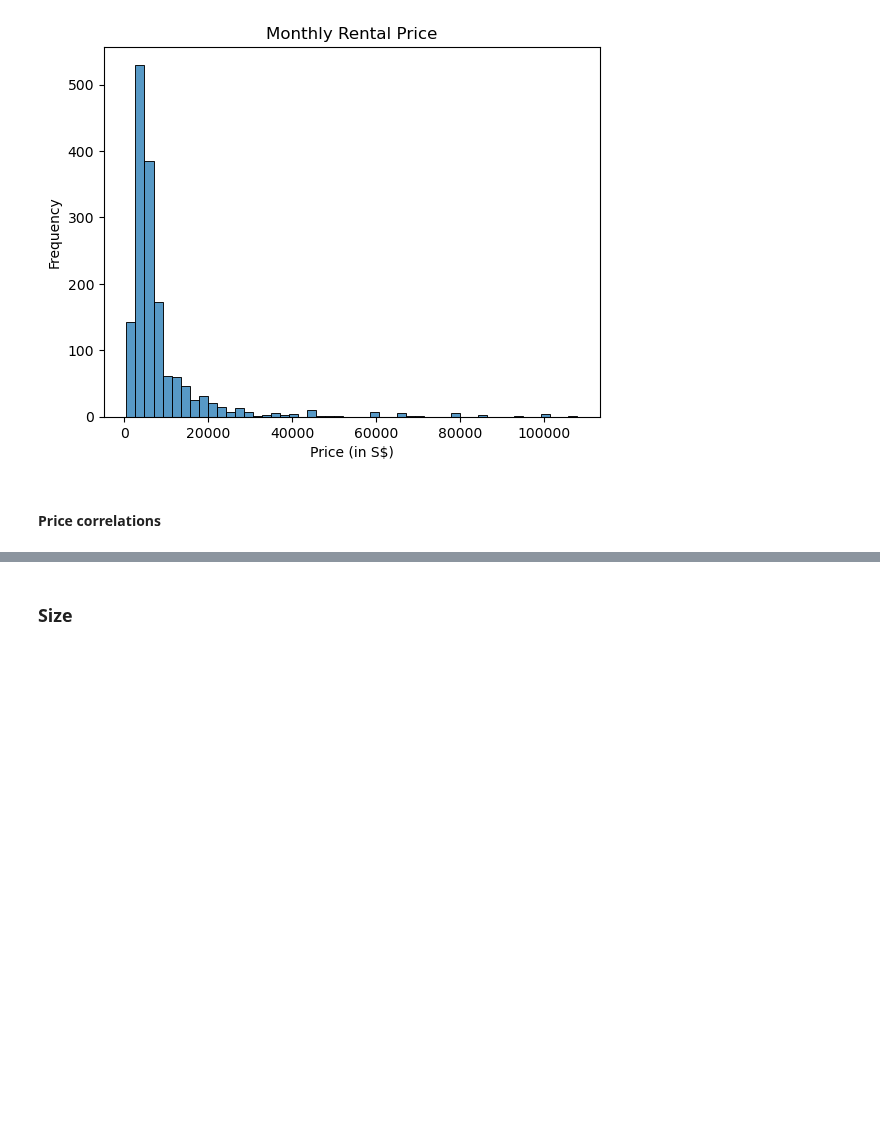
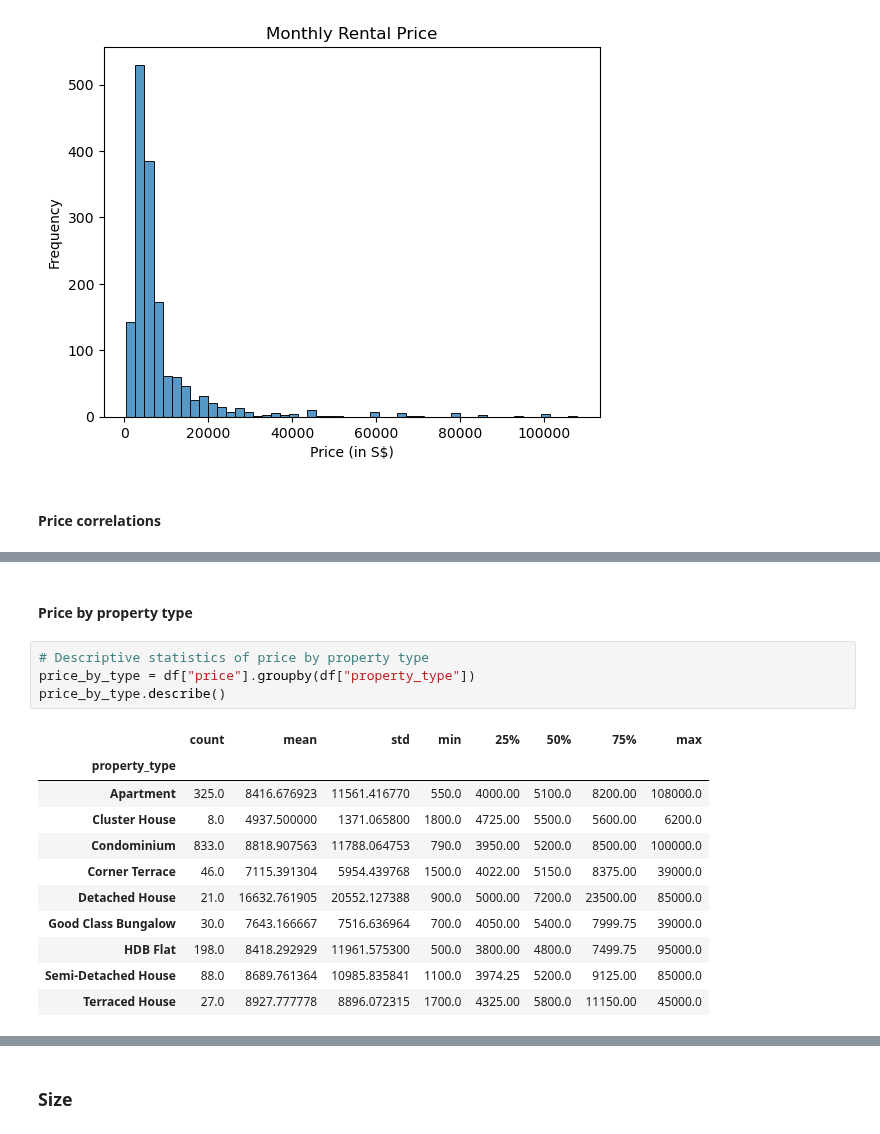
Before and after one commit to JensBender/rental-price-prediction, a Jupyter notebook: data_preprocessing.ipynb, the cells around one changed output, grey strips where cells are left out. Saved outputs shown, nothing was run; the diff lists cells and outputs as text; blank space fills up the shorter version.

```diff
--- a/data_preprocessing.ipynb
+++ b/data_preprocessing.ipynb
@@ -1040,0 +1041,18 @@ plt.show()
+# %% [markdown]
+#### Price by property type
+# %%
+# Descriptive statistics of price by property type
+price_by_type = df["price"].groupby(df["property_type"])
+price_by_type.describe()
+# %% [output]
+|  | count | mean | std | min | 25% | 50% | 75% | max |
+| property_type |  |  |  |  |  |  |  |  |
+| Apartment | 325.0 | 8416.676923 | 11561.416770 | 550.0 | 4000.00 | 5100.0 | 8200.00 | 108000.0 |
+| Cluster House | 8.0 | 4937.500000 | 1371.065800 | 1800.0 | 4725.00 | 5500.0 | 5600.00 | 6200.0 |
+| Condominium | 833.0 | 8818.907563 | 11788.064753 | 790.0 | 3950.00 | 5200.0 | 8500.00 | 100000.0 |
+| Corner Terrace | 46.0 | 7115.391304 | 5954.439768 | 1500.0 | 4022.00 | 5150.0 | 8375.00 | 39000.0 |
+| Detached House | 21.0 | 16632.761905 | 20552.127388 | 900.0 | 5000.00 | 7200.0 | 23500.00 | 85000.0 |
+| Good Class Bungalow | 30.0 | 7643.166667 | 7516.636964 | 700.0 | 4050.00 | 5400.0 | 7999.75 | 39000.0 |
+| HDB Flat | 198.0 | 8418.292929 | 11961.575300 | 500.0 | 3800.00 | 4800.0 | 7499.75 | 95000.0 |
+| Semi-Detached House | 88.0 | 8689.761364 | 10985.835841 | 1100.0 | 3974.25 | 5200.0 | 9125.00 | 85000.0 |
+| Terraced House | 27.0 | 8927.777778 | 8896.072315 | 1700.0 | 4325.00 | 5800.0 | 11150.00 | 45000.0 |
```
Also changed, not shown: parts of 12 cells of this notebook.
